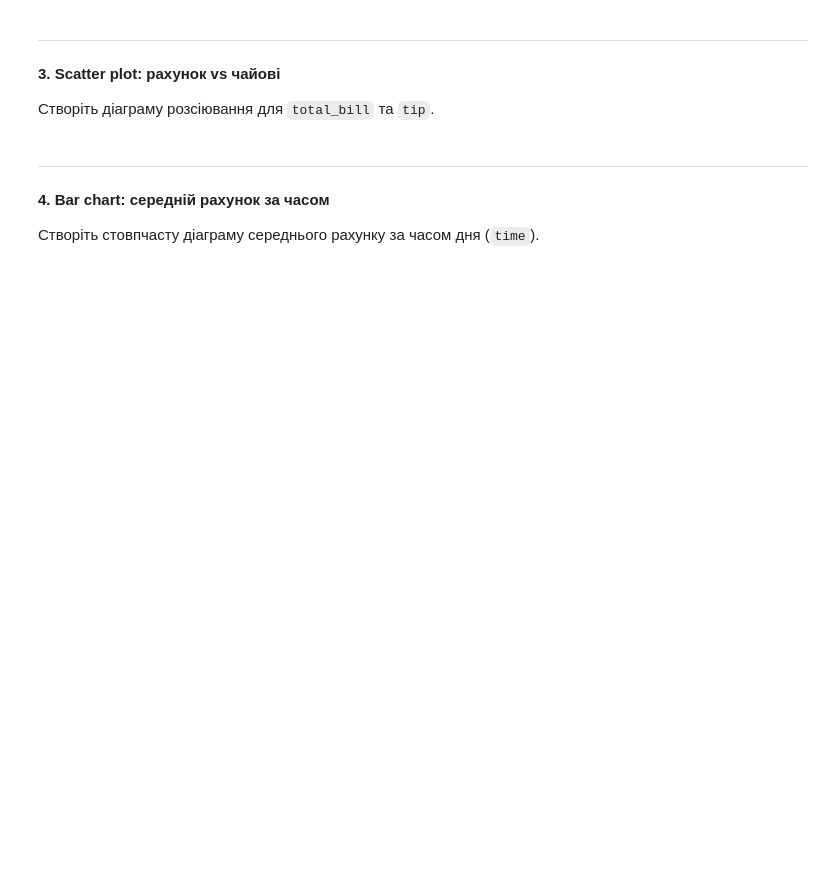
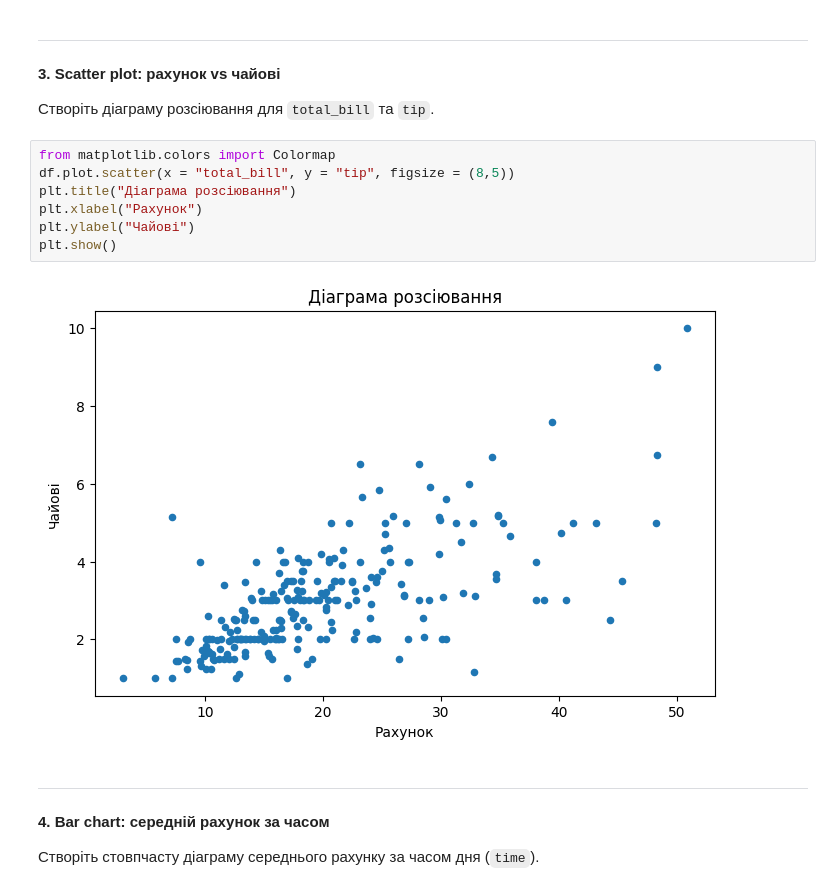
Before and after one commit to tarazevych/HW_for_Python, a Jupyter notebook: HW9_Data_Visualization.ipynb, the cells around one changed output. Saved outputs shown, nothing was run; the diff lists cells and outputs as text; blank space fills up the shorter version.

```diff
--- a/HW9_Data_Visualization.ipynb
+++ b/HW9_Data_Visualization.ipynb
@@ -52,6 +61,15 @@ plt.show()
 **3. Scatter plot: рахунок vs чайові**
 
 Створіть діаграму розсіювання для `total_bill` та `tip`.
+# %%
+from matplotlib.colors import Colormap
+df.plot.scatter(x = "total_bill", y = "tip", figsize = (8,5))
+plt.title("Діаграма розсіювання")
+plt.xlabel("Рахунок")
+plt.ylabel("Чайові")
+plt.show()
+# %% [output]
+[figure, added]
 # %% [markdown]
 ---
 
```
Also changed, not shown: parts of 2 cells of this notebook.
